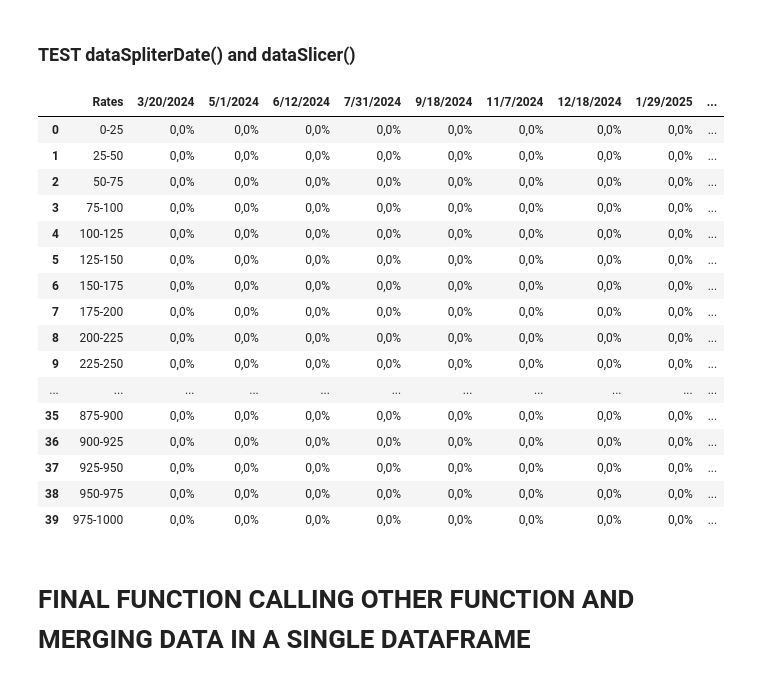
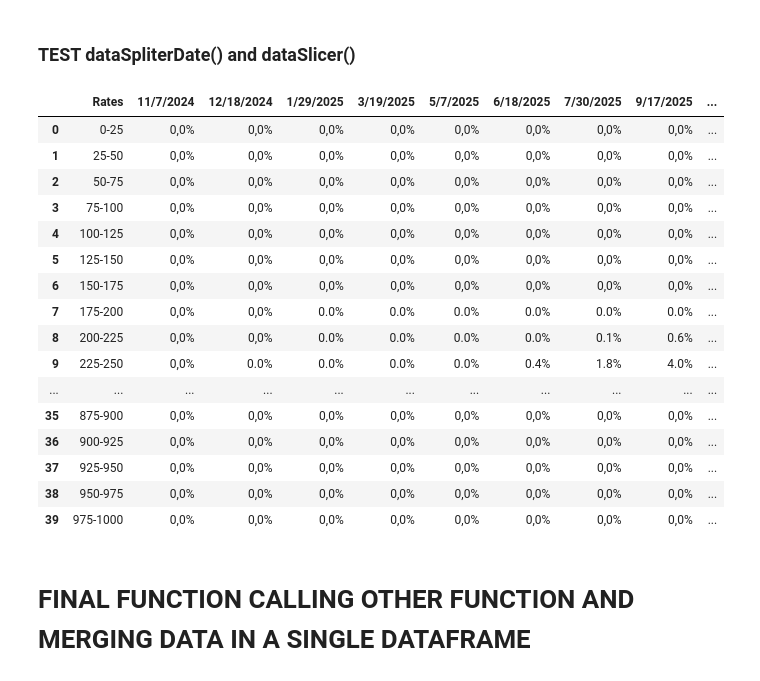
Before and after one commit to MaximilienA/quantitative-tools, a Jupyter notebook: Notebooks/[02 03 2024] [Local] Step by step Datascrapping + Data cleaning + Display + Database upload.ipynb, the cells around one changed output. Saved outputs shown, nothing was run; the diff lists cells and outputs as text; code cells hidden in the pictures.

```diff
--- a/Notebooks/[02 03 2024] [Local] Step by step Datascrapping + Data cleaning + Display + Database upload.ipynb
+++ b/Notebooks/[02 03 2024] [Local] Step by step Datascrapping + Data cleaning + Display + Database upload.ipynb
@@ -103,7 +107,7 @@ def get_probabilities():
     #Get data from the QuickStrike table and stores it in the df
     for i in range(2,15): #tr
         try:
-            current_xpath = "/html/body/form/div[3]/div[2]/div[3]/div[1]/div/div/div[1]/div/div[3]/div[3]/div/div/table[2]/tbody/tr[" + str(i) + "]"
+            current_xpath = "/html/body/form/div[3]/div[2]/div[3]/div[1]/div/div/div[1]/div/div[3]/div[3]/div/div/div[1]/table[1]/tbody/tr[" + str(i) + "]"
             selected_row = driver_Click.find_element(By.XPATH, current_xpath).text
             print(selected_row)
             current_df=pd.DataFrame({selected_row})
@@ -200,6 +210,8 @@ def query_data_by_date(input_date):
     return result
 
 
-df_buffer_scrapped_data_from_website = query_data_by_date('2024-03-01')
-df_buffer_scrapped_data_from_website
+df_buffer_scrapped_data_from_database = query_data_by_date('2024-09-27')
+df_buffer_scrapped_data_from_database
+
+df_buffer_scrapped_data_from_database_03_Mars_2024 = query_data_by_date('2024-03-03')
 # %% [output]
@@ -320,32 +285,32 @@ def dataSlicer(data_headers_raw, data_probabilities_raw, index):
 # %%
 Rates_df = pd.DataFrame({"Rates": ["0-25",	"25-50",	"50-75",	"75-100",	"100-125",	"125-150",	"150-175",	"175-200",	"200-225",	"225-250",	"250-275",	"275-300",	"300-325",	"325-350",	"350-375",	"375-400",	"400-425",	"425-450",	"450-475",	"475-500",	"500-525",	"525-550",	"550-575",	"575-600",	"600-625",	"625-650",	"650-675",	"675-700",	"700-725",	"725-750",	"750-775",	"775-800",	"800-825",	"825-850",	"850-875",	"875-900",	"900-925",	"925-950",	"950-975",	"975-1000"]})
 
 #For each meeting date...
 for i in range (numberOfMeetingDates, 0, -1):
 
     #Get the raw header: 0    MEETING DATE 325-350 350-375 375-400 400-425 4...
-    header_scrapped_raw = df_buffer_scrapped_data_from_website.iloc[0]
+    header_scrapped_raw = df_buffer_scrapped_data_from_database.iloc[0]
     #Get the raw probabilities: 1    1/31/2024 0.0% 0.0% 0.0% 0.0% 6.7% 93.3%
-    probabilities_scrapped_raw = df_buffer_scrapped_data_from_website.iloc[i]
+    probabilities_scrapped_raw = df_buffer_scrapped_data_from_database.iloc[i]
 
     #Delete the "MEETING" frome the header of the retrieve table
     header_scrapped_raw = header_scrapped_raw[7:]
 
     #Retransform the raw probabilities in a clean dataframe with dataSlicer() function defined above
     transformed_df_of_specific_meeting_date = dataSlicer([header_scrapped_raw], [probabilities_scrapped_raw], i) #for loop on 1
 
     #Get the date of the current probabilities
     Date_of_specific_meeting_date = dataSpliterDate([probabilities_scrapped_raw])
 
     #Merge the clean dataframe with the default rate interval
     Rates_df=pd.merge(transformed_df_of_specific_meeting_date,Rates_df, how='right', on='Rates')
 
     #Format final table
     Rates_df.rename(columns={'Percentage': Date_of_specific_meeting_date}, inplace=True)
     Rates_df = Rates_df.fillna("0,0%")
 Rates_df
 # %% [output]
-|  | Rates | 3/20/2024 | 5/1/2024 | 6/12/2024 | 7/31/2024 | 9/18/2024 | 11/7/2024 | 12/18/2024 | 1/29/2025 | ... |
+|  | Rates | 11/7/2024 | 12/18/2024 | 1/29/2025 | 3/19/2025 | 5/7/2025 | 6/18/2025 | 7/30/2025 | 9/17/2025 | ... |
 | 0 | 0-25 | 0,0% | 0,0% | 0,0% | 0,0% | 0,0% | 0,0% | 0,0% | 0,0% | ... |
 | 1 | 25-50 | 0,0% | 0,0% | 0,0% | 0,0% | 0,0% | 0,0% | 0,0% | 0,0% | ... |
 | 2 | 50-75 | 0,0% | 0,0% | 0,0% | 0,0% | 0,0% | 0,0% | 0,0% | 0,0% | ... |
@@ -353,9 +318,9 @@ Rates_df
 | 4 | 100-125 | 0,0% | 0,0% | 0,0% | 0,0% | 0,0% | 0,0% | 0,0% | 0,0% | ... |
 | 5 | 125-150 | 0,0% | 0,0% | 0,0% | 0,0% | 0,0% | 0,0% | 0,0% | 0,0% | ... |
 | 6 | 150-175 | 0,0% | 0,0% | 0,0% | 0,0% | 0,0% | 0,0% | 0,0% | 0,0% | ... |
-| 7 | 175-200 | 0,0% | 0,0% | 0,0% | 0,0% | 0,0% | 0,0% | 0,0% | 0,0% | ... |
-| 8 | 200-225 | 0,0% | 0,0% | 0,0% | 0,0% | 0,0% | 0,0% | 0,0% | 0,0% | ... |
-| 9 | 225-250 | 0,0% | 0,0% | 0,0% | 0,0% | 0,0% | 0,0% | 0,0% | 0,0% | ... |
+| 7 | 175-200 | 0,0% | 0,0% | 0.0% | 0.0% | 0.0% | 0.0% | 0.0% | 0.0% | ... |
+| 8 | 200-225 | 0,0% | 0,0% | 0.0% | 0.0% | 0.0% | 0.0% | 0.1% | 0.6% | ... |
+| 9 | 225-250 | 0,0% | 0.0% | 0.0% | 0.0% | 0.0% | 0.4% | 1.8% | 4.0% | ... |
 | ... | ... | ... | ... | ... | ... | ... | ... | ... | ... | ... |
 | 35 | 875-900 | 0,0% | 0,0% | 0,0% | 0,0% | 0,0% | 0,0% | 0,0% | 0,0% | ... |
 | 36 | 900-925 | 0,0% | 0,0% | 0,0% | 0,0% | 0,0% | 0,0% | 0,0% | 0,0% | ... |
```
Also changed, not shown: parts of 22 cells of this notebook, 2 other files.
